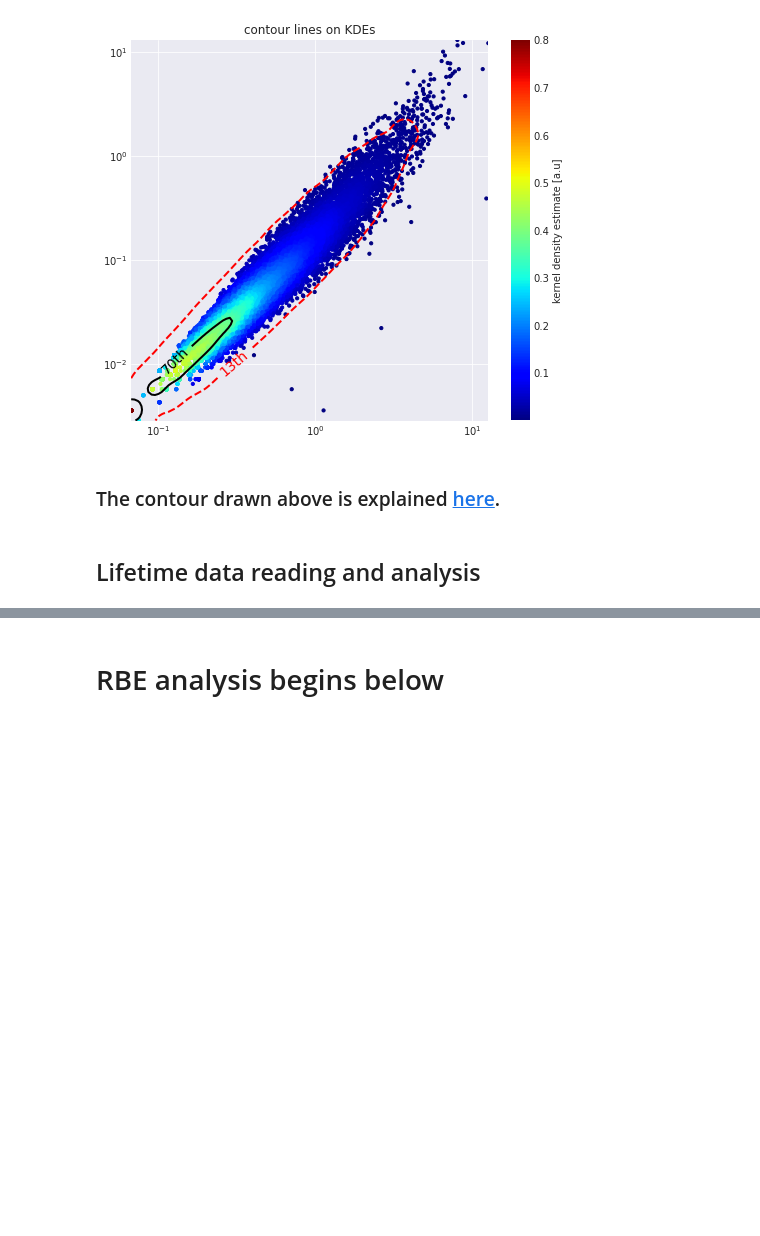
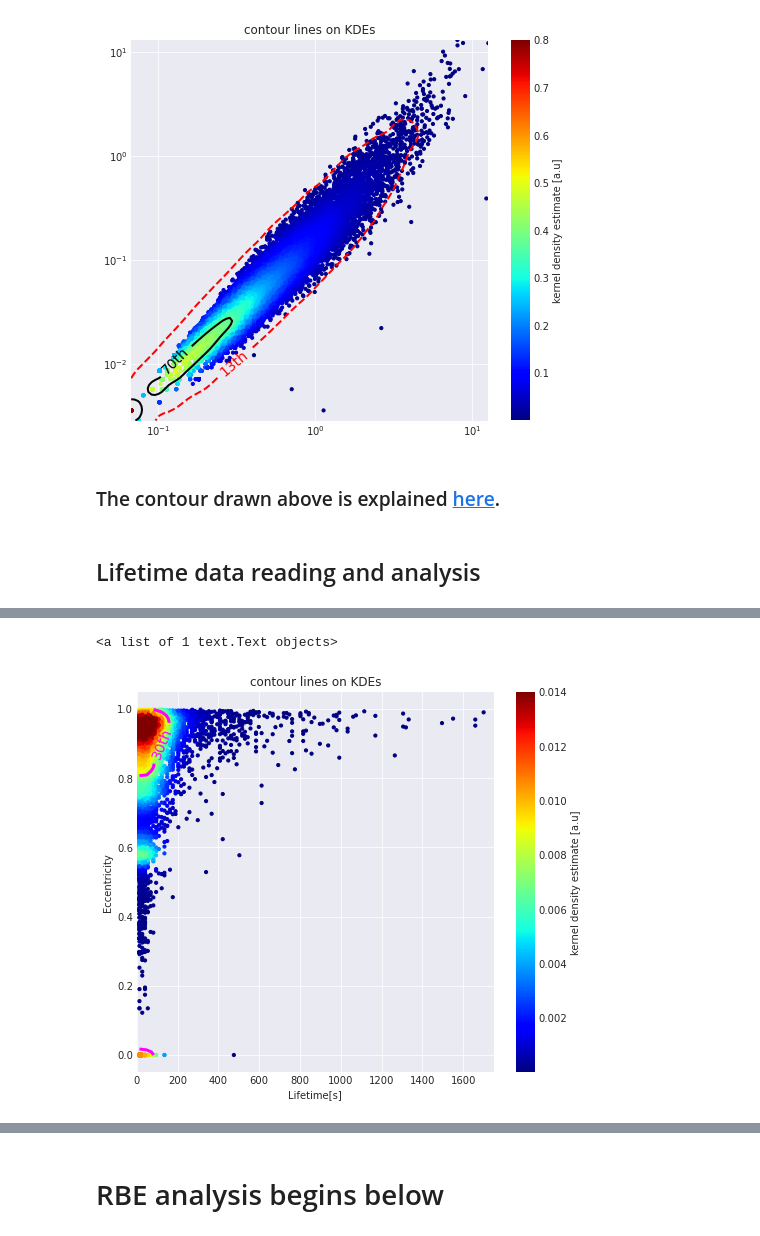
Before and after one commit to souvikita/Statistical-analysis-of-spicules, a Jupyter notebook: Notebooks/Dimensional_analysis_seaborn.ipynb, the cells around one changed output, grey strips where cells are left out. Cells and saved outputs as stored; diff of their text form; code cells hidden in the pictures; blank space fills up the shorter version.

Commit message:
Completed lifetime and length stats

```diff
--- a/Notebooks/Dimensional_analysis_seaborn.ipynb
+++ b/Notebooks/Dimensional_analysis_seaborn.ipynb
@@ -584,0 +615,38 @@ plt.savefig('/mn/stornext/d9/souvikb/paper4_images/Length_&_lifetime_stats.png',
+# %%
+kde_v4 = ds_dict_4.get_kde_scatter(xax="deform", yax="area_um",kde_type='multivariate',xscale='linear',yscale='linear')
+
+X, Y, Z = ds_dict_4.get_kde_contour(xax="deform", yax="area_um",xscale='linear',yscale='linear',kde_type='multivariate')
+Z /= Z.max()
+
+quantiles = [0.3]
+levels = dclab.kde_contours.get_quantile_levels(density=Z,
+                                                x=X,
+                                                y=Y,
+                                                xp=ds_dict_4["deform"],
+                                                yp=ds_dict_4["area_um"],
+                                                q=quantiles,
+                                                )
+plt.figure(figsize=(8,7))
+ax = plt.subplot(111, title="contour lines on KDEs")
+sc = ax.scatter(ds_dict_4["deform"], ds_dict_4["area_um"], c=kde_v4, marker="o",s=10,cmap='jet',vmax=0.014)
+
+cn = ax.contour(X, Y, Z,
+                levels=levels,
+                linestyles=["-"],
+                colors=["#FF00FF"],
+                linewidths=[3],
+                zorder=2)
+#ax.set_xscale('log')
+#ax.set_yscale('log')
+ax.set_ylim([-0.05,1.05])
+ax.set_xlim([0,1750])
+ax.set_xlabel('Lifetime[s]')
+ax.set_ylabel('Eccentricity')
+plt.colorbar(sc, label="kernel density estimate [a.u]")
+fmt = {}
+for l, q in zip(levels, quantiles):
+    fmt[l] = "{:.0f}th".format(q*100)
+plt.clabel(cn, fmt=fmt,fontsize=14)
+# %% [output]
+<a list of 1 text.Text objects>
+[figure, added]
```
Also changed, not shown: parts of 8 cells of this notebook.
